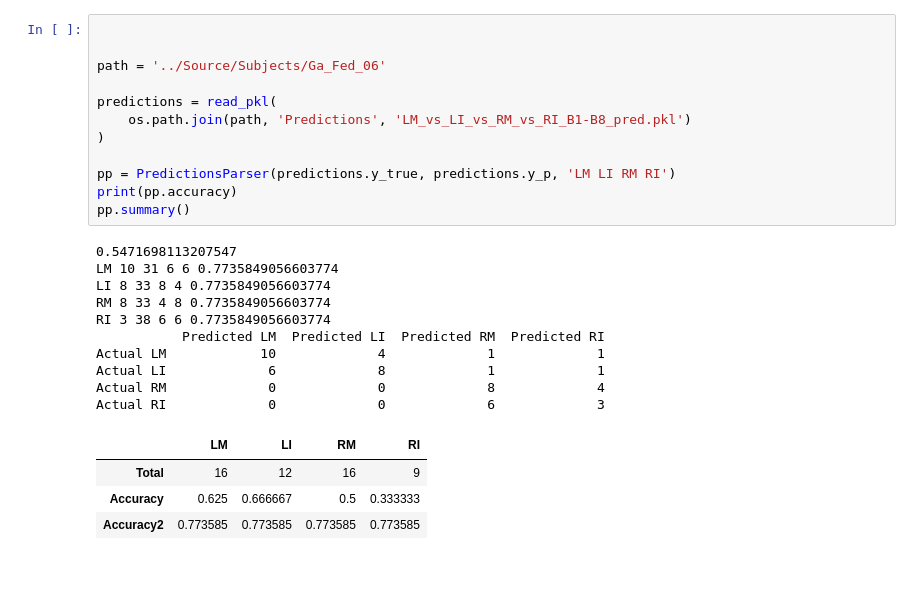
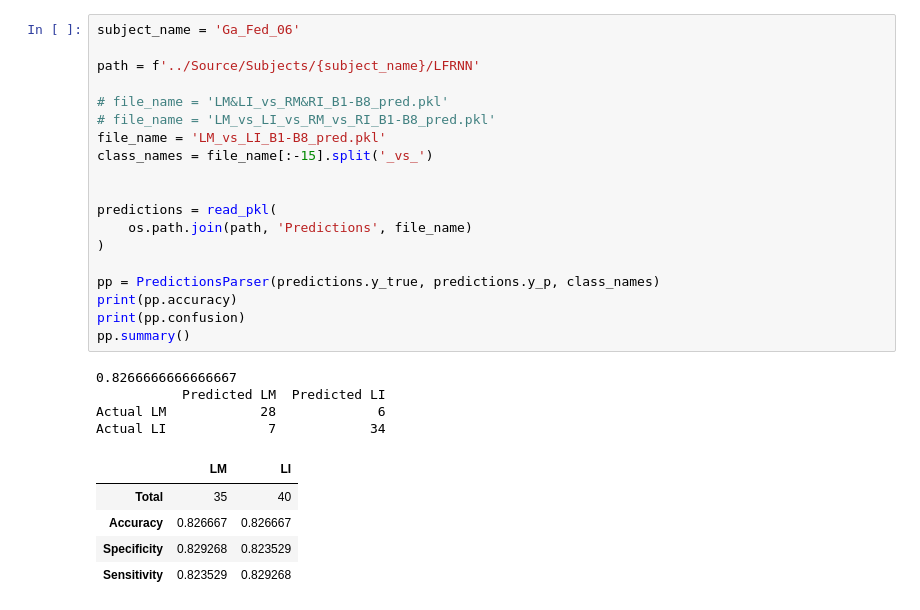
Before and after one commit to 1101AlexZab1011/FingerMovementDecoder, a Jupyter notebook: dirty_field/LFCNN_rem_y_preds_parse.ipynb, the cells around one changed output. Drawn from its saved outputs; the diff is of its cells as text; blank space fills up the shorter version.

```diff
--- a/dirty_field/LFCNN_rem_y_preds_parse.ipynb
+++ b/dirty_field/LFCNN_rem_y_preds_parse.ipynb
@@ -194,27 +234,29 @@ class PredictionsParser(object):
 # %%
+subject_name = 'Ga_Fed_06'
+
+path = f'../Source/Subjects/{subject_name}/LFRNN'
+
+# file_name = 'LM&LI_vs_RM&RI_B1-B8_pred.pkl'
+# file_name = 'LM_vs_LI_vs_RM_vs_RI_B1-B8_pred.pkl'
+file_name = 'LM_vs_LI_B1-B8_pred.pkl'
+class_names = file_name[:-15].split('_vs_')
 
 
-path = '../Source/Subjects/Ga_Fed_06'
-
 predictions = read_pkl(
-    os.path.join(path, 'Predictions', 'LM_vs_LI_vs_RM_vs_RI_B1-B8_pred.pkl')
+    os.path.join(path, 'Predictions', file_name)
 )
 
-pp = PredictionsParser(predictions.y_true, predictions.y_p, 'LM LI RM RI')
+pp = PredictionsParser(predictions.y_true, predictions.y_p, class_names)
 print(pp.accuracy)
+print(pp.confusion)
 pp.summary()
 # %% [output]
-0.5471698113207547
-LM 10 31 6 6 0.7735849056603774
-LI 8 33 8 4 0.7735849056603774
-RM 8 33 4 8 0.7735849056603774
-RI 3 38 6 6 0.7735849056603774
-           Predicted LM  Predicted LI  Predicted RM  Predicted RI
-Actual LM            10             4             1             1
-Actual LI             6             8             1             1
-Actual RM             0             0             8             4
-Actual RI             0             0             6             3
+0.8266666666666667
+           Predicted LM  Predicted LI
+Actual LM            28             6
+Actual LI             7            34
-|  | LM | LI | RM | RI |
-| Total | 16 | 12 | 16 | 9 |
-| Accuracy | 0.625 | 0.666667 | 0.5 | 0.333333 |
-| Accuracy2 | 0.773585 | 0.773585 | 0.773585 | 0.773585 |
+|  | LM | LI |
+| Total | 35 | 40 |
+| Accuracy | 0.826667 | 0.826667 |
+| Specificity | 0.829268 | 0.823529 |
+| Sensitivity | 0.823529 | 0.829268 |
```
Also changed, not shown: parts of 7 cells of this notebook, 3 other files.
